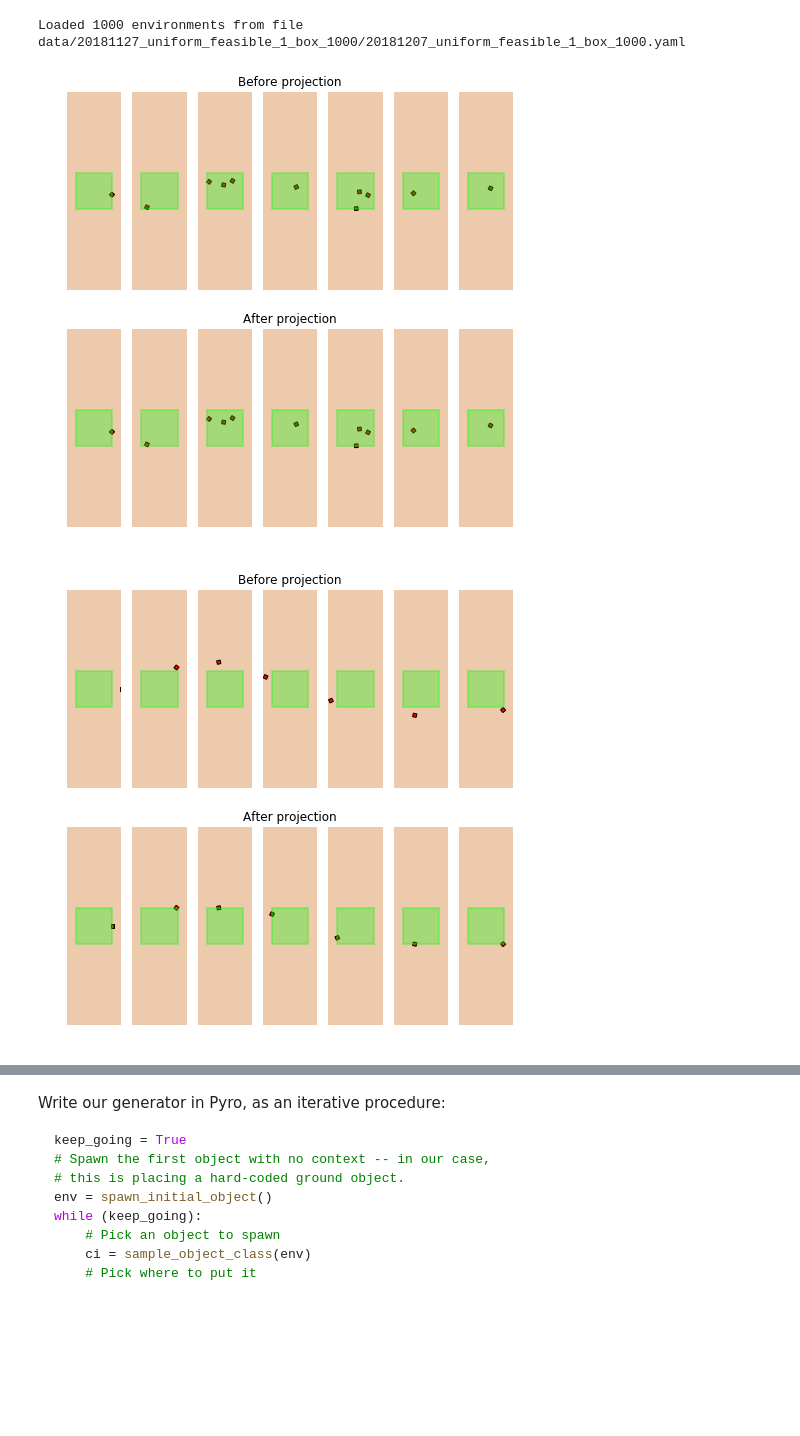
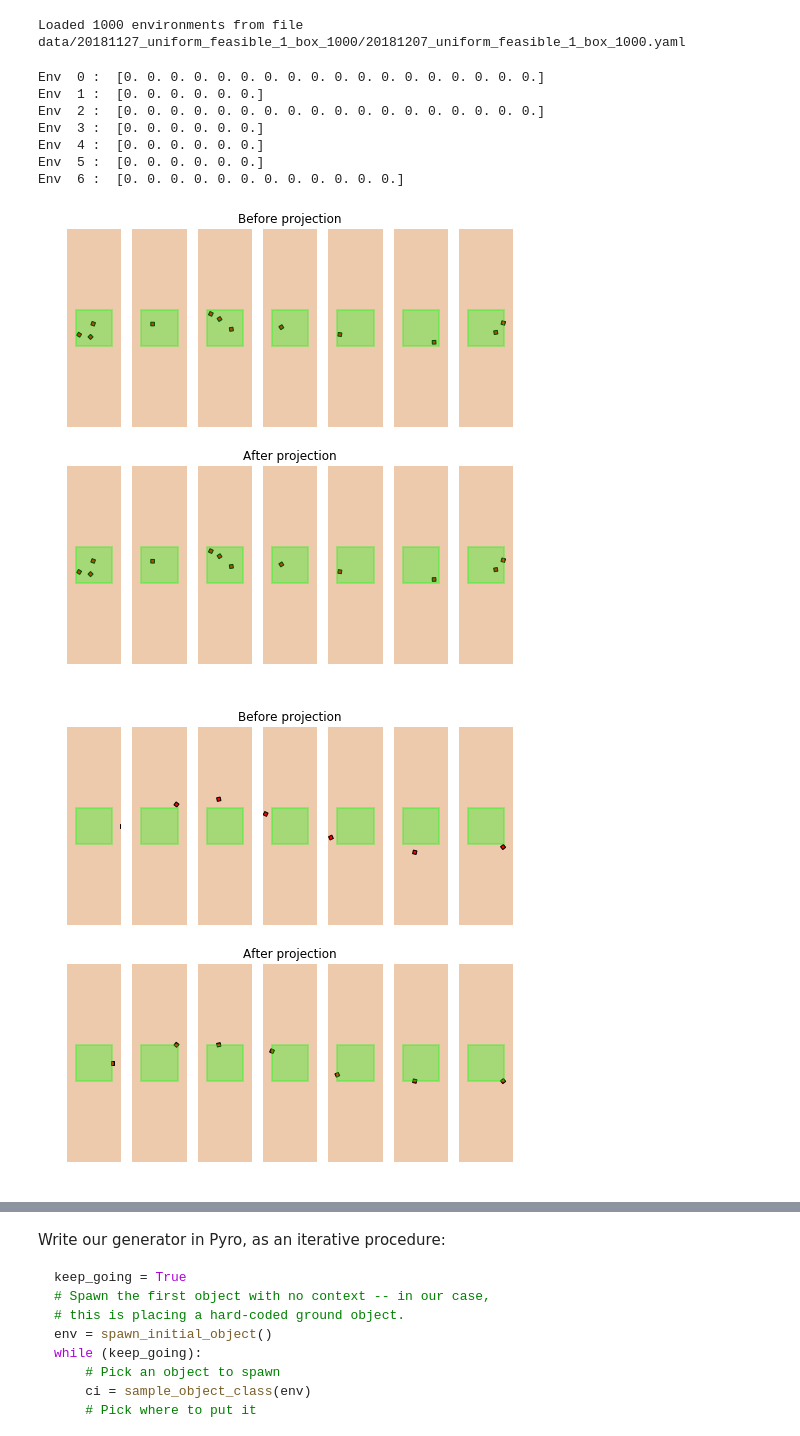
Before and after one commit to gizatt/scene_generation, a Jupyter notebook: 20181204 Planar Scene Arrangements Pyro, Single Object, Single Multivariate Normal, with Projections.ipynb, the cells around one changed output, grey strips where cells are left out. Saved outputs shown, nothing was run; the diff lists cells and outputs as text; code cells hidden in the pictures; blank space fills up the shorter version.

Commit message:
Playing with differentiable projection some more

```diff
--- a/20181204 Planar Scene Arrangements Pyro, Single Object, Single Multivariate Normal, with Projections.ipynb
+++ b/20181204 Planar Scene Arrangements Pyro, Single Object, Single Multivariate Normal, with Projections.ipynb
@@ -54,51 +57,59 @@ plt.figure().set_size_inches(8, 2)
 N = 7
 for k in range(N):
     plt.subplot(2, N, 1+k)
-    env_i = deepcopy(environments[k+42])
+    env_i = deepcopy(environments[k])
     rbt, q = psa_utils.build_rbt_from_summary(env_i)
     draw_rbt(plt.gca(), rbt, q)
     if k == np.floor(N/2):
         plt.title("Before projection")
     plt.subplot(2, N, 1+k+N)
-    q_proj, info, dqf_dq0 = diff_nlp.projectToFeasibilityWithIK(
+    q_proj, info, dqf_dq0, _ = diff_nlp.projectToFeasibilityWithIK(
         rbt, q,
         [diff_nlp.object_origins_within_bounds_constraint_constructor_factory(
             np.zeros(3), np.ones(3))])
+    print "Env ", k, ": ", q_proj - q
     draw_rbt(plt.gca(), rbt, q_proj)
     if k == np.floor(N/2):
         plt.title("After projection")
     #plt.tight_layout()
 
 # And random examples that will definitely need projection
 plt.figure().set_size_inches(8, 2)
 N = 7
 base_bad_env = {
     "n_objects": 1,
     "obj_0000": {
         "class": "small_box",
         "pose": np.array([0.5, 0.5, 0])
     }
 }
 for k in range(N):
     plt.subplot(2, N, 1+k)
     env_i = deepcopy(base_bad_env)
     ang = (float(k)/N)*np.pi*2.
     env_i["obj_0000"]["pose"] += np.array([.75*np.cos(ang), .75*np.sin(ang), ang])
     rbt, q = psa_utils.build_rbt_from_summary(env_i)
     draw_rbt(plt.gca(), rbt, q)
     if k == np.floor(N/2):
         plt.title("Before projection")
     plt.subplot(2, N, 1+k+N)
-    q_proj, info, dqf_dq0 = diff_nlp.projectToFeasibilityWithIK(
+    q_proj, info, dqf_dq0, _ = diff_nlp.projectToFeasibilityWithIK(
         rbt, q,
         [diff_nlp.object_origins_within_bounds_constraint_constructor_factory(
             np.zeros(3), np.ones(3))])
     draw_rbt(plt.gca(), rbt, q_proj)
     if k == np.floor(N/2):
         plt.title("After projection")
     #plt.tight_layout()
 # %% [output]
+Env  0 :  [0. 0. 0. 0. 0. 0. 0. 0. 0. 0. 0. 0. 0. 0. 0. 0. 0. 0.]
+Env  1 :  [0. 0. 0. 0. 0. 0.]
+Env  2 :  [0. 0. 0. 0. 0. 0. 0. 0. 0. 0. 0. 0. 0. 0. 0. 0. 0. 0.]
+Env  3 :  [0. 0. 0. 0. 0. 0.]
+Env  4 :  [0. 0. 0. 0. 0. 0.]
+Env  5 :  [0. 0. 0. 0. 0. 0.]
+Env  6 :  [0. 0. 0. 0. 0. 0. 0. 0. 0. 0. 0. 0.]
-[figure, old version]
+[figure, new version]
 [figure]
 # %%
 # Illustrate a few example scenes from the training set
```
Also changed, not shown: parts of 2 cells of this notebook, 4 other files.
